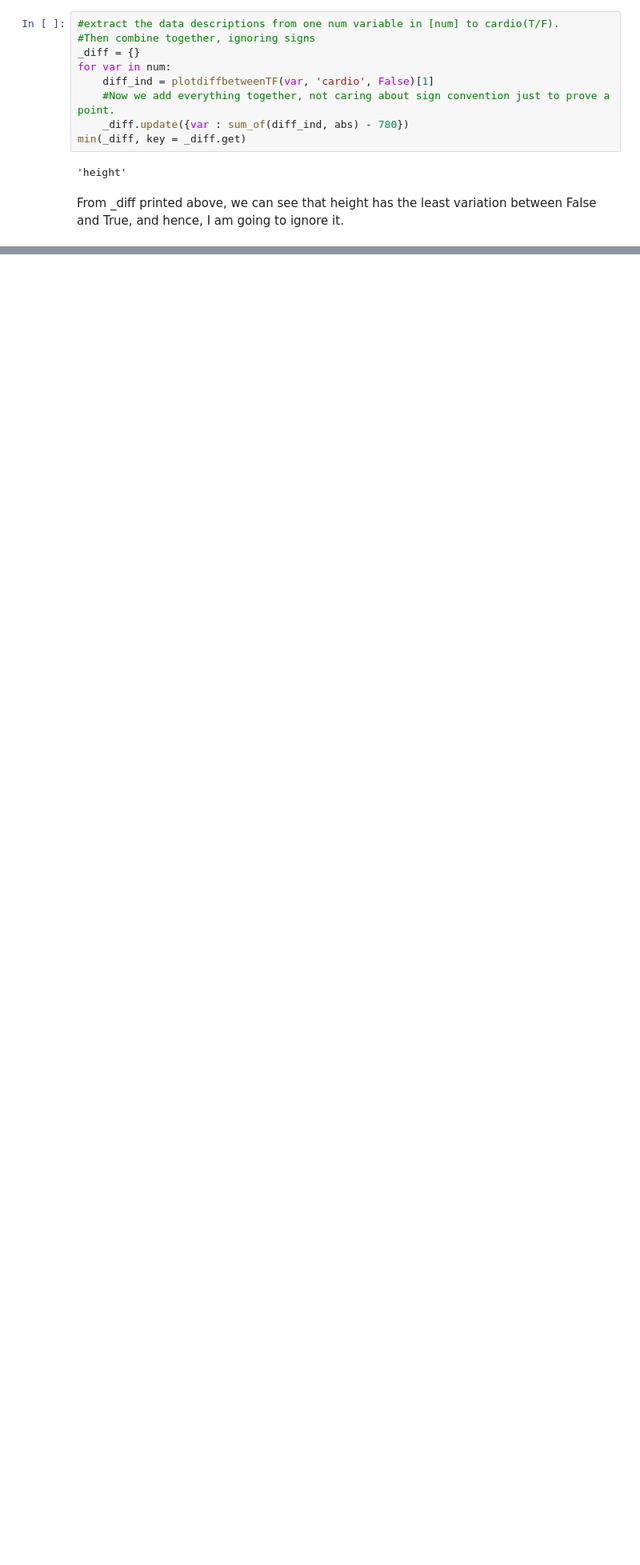
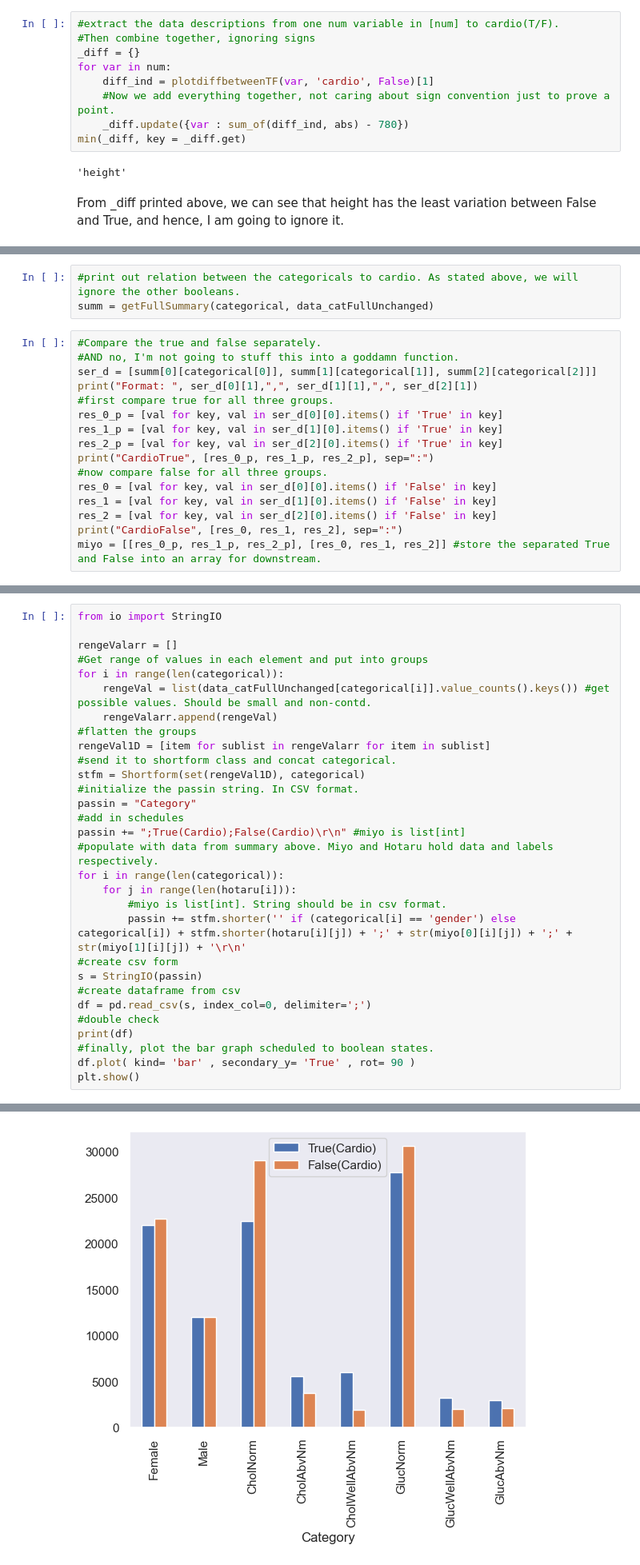
Before and after one commit to Ansh007898/Purojekt, a Jupyter notebook: Main/second_main.ipynb, the cells around one changed output, grey strips where cells are left out. Shown: that part at 80% size. Cells and saved outputs as stored; diff of their text form; blank space fills up the shorter version.

```diff
--- a/Extra dataset/second_main.ipynb
+++ b/Main/second_main.ipynb
@@ -554,0 +706,19 @@ to ignore it.
+# %%
+#print out relation between the categoricals to cardio. As stated above, we will ignore the other booleans.
+summ = getFullSummary(categorical, data_catFullUnchanged)
+# %%
+#Compare the true and false separately.
+#AND no, I'm not going to stuff this into a goddamn function.
+ser_d = [summ[0][categorical[0]], summ[1][categorical[1]], summ[2][categorical[2]]]
+print("Format: ", ser_d[0][1],",", ser_d[1][1],",", ser_d[2][1])
+#first compare true for all three groups.
+res_0_p = [val for key, val in ser_d[0][0].items() if 'True' in key]
+res_1_p = [val for key, val in ser_d[1][0].items() if 'True' in key]
+res_2_p = [val for key, val in ser_d[2][0].items() if 'True' in key]
+print("CardioTrue", [res_0_p, res_1_p, res_2_p], sep=":")
+#now compare false for all three groups.
+res_0 = [val for key, val in ser_d[0][0].items() if 'False' in key]
+res_1 = [val for key, val in ser_d[1][0].items() if 'False' in key]
+res_2 = [val for key, val in ser_d[2][0].items() if 'False' in key]
+print("CardioFalse", [res_0, res_1, res_2], sep=":")
+miyo = [[res_0_p, res_1_p, res_2_p], [res_0, res_1, res_2]] #store the separated True and False into an array for downstream.
@@ -554,0 +761,31 @@ to ignore it.
+# %%
+from io import StringIO
+
+rengeValarr = []
+#Get range of values in each element and put into groups
+for i in range(len(categorical)):
+    rengeVal = list(data_catFullUnchanged[categorical[i]].value_counts().keys()) #get possible values. Should be small and non-contd.
+    rengeValarr.append(rengeVal)
+#flatten the groups
+rengeVal1D = [item for sublist in rengeValarr for item in sublist]
+#send it to shortform class and concat categorical.
+stfm = Shortform(set(rengeVal1D), categorical)
+#initialize the passin string. In CSV format.
+passin = "Category"
+#add in schedules
+passin += ";True(Cardio);False(Cardio)\r\n" #miyo is list[int]
+#populate with data from summary above. Miyo and Hotaru hold data and labels respectively.
+for i in range(len(categorical)):
+    for j in range(len(hotaru[i])):
+        #miyo is list[int]. String should be in csv format.
+        passin += stfm.shorter('' if (categorical[i] == 'gender') else categorical[i]) + stfm.shorter(hotaru[i][j]) + ';' + str(miyo[0][i][j]) + ';' + str(miyo[1][i][j]) + '\r\n'
+#create csv form
+s = StringIO(passin)
+#create dataframe from csv
+df = pd.read_csv(s, index_col=0, delimiter=';')
+#double check
+print(df)
+#finally, plot the bar graph scheduled to boolean states.
+df.plot( kind= 'bar' , secondary_y= 'True' , rot= 90 )
+plt.show()
+# %% [output]
@@ -554,0 +802 @@ to ignore it.
+[figure, added]
```
Also changed, not shown: parts of 17 cells of this notebook, 17 other files.
